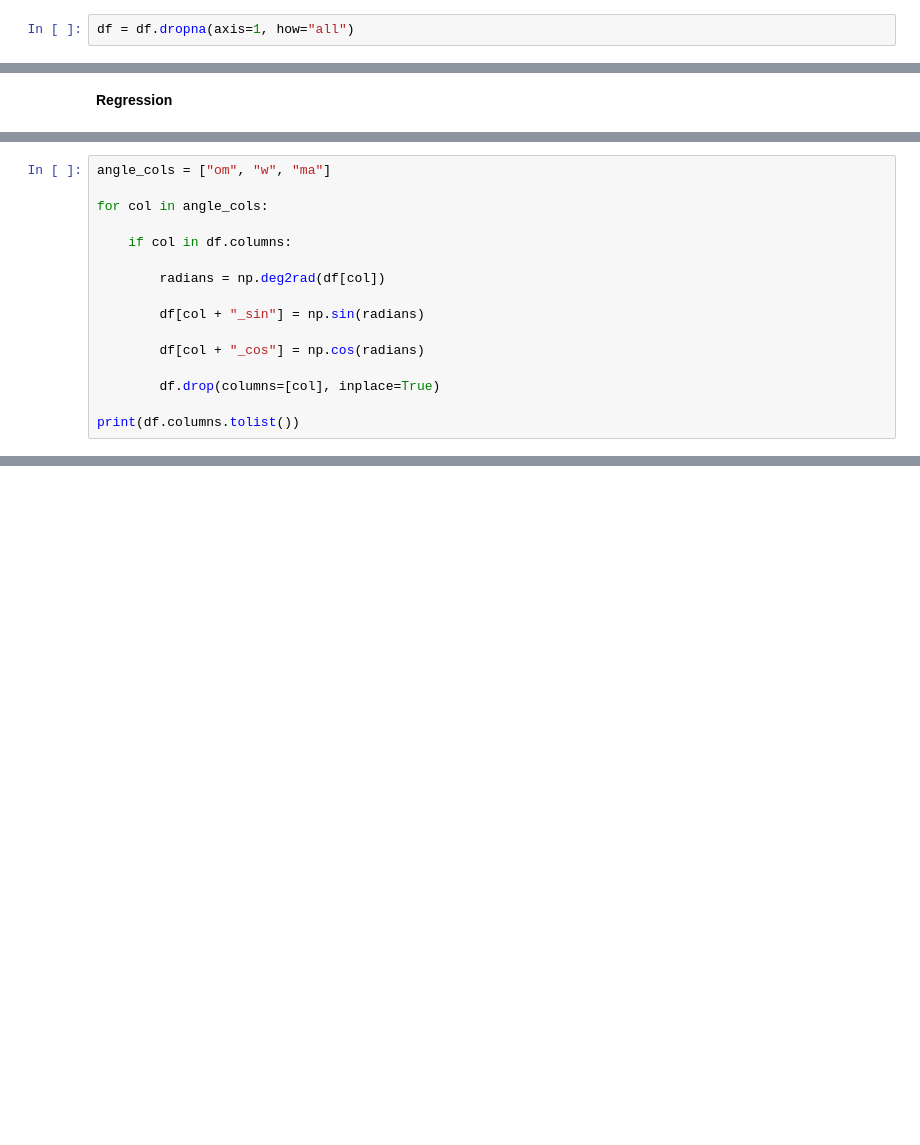
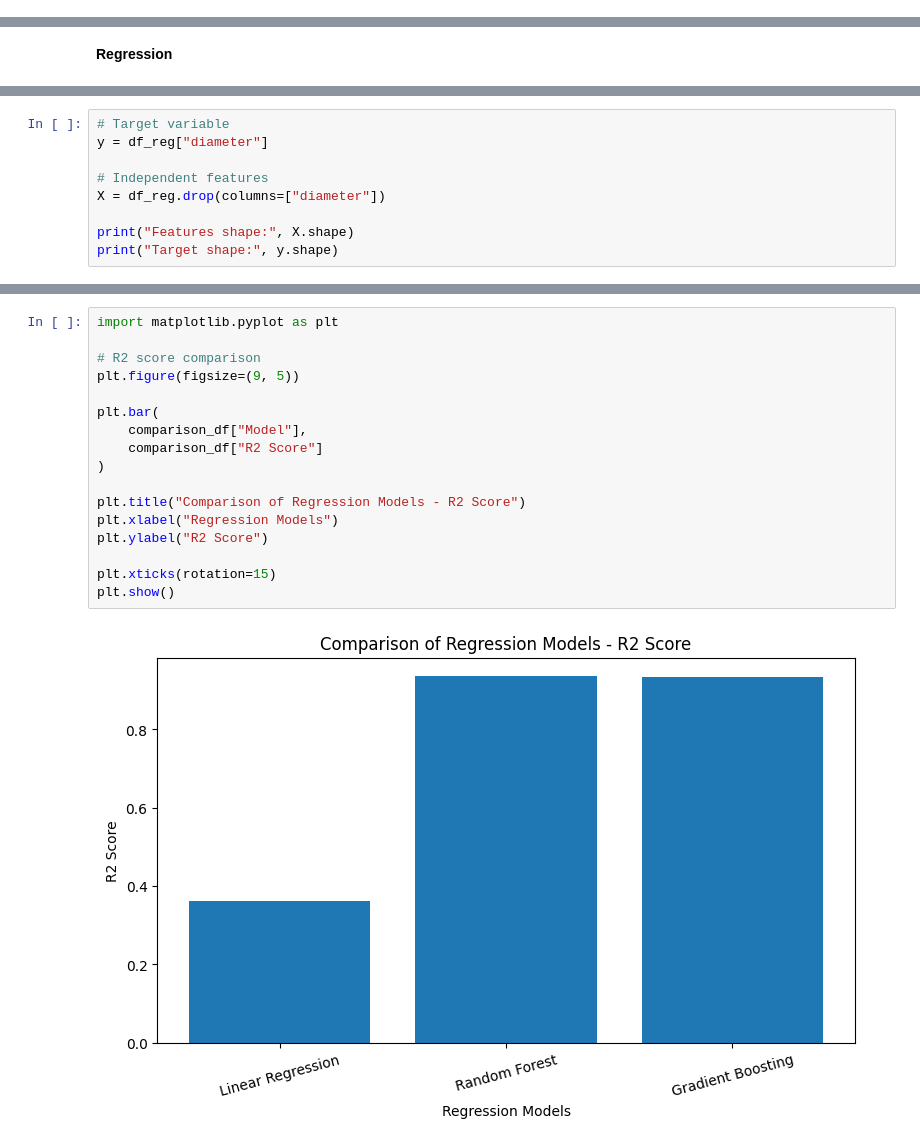
Before and after one commit to VilasiniRamamoorthy/PlanetaryDenseAsteroidAnalytics, a Jupyter notebook: Project2_Planetary_Defense_Analytics.ipynb, the cells around one changed output, grey strips where cells are left out. Cells and saved outputs as stored; diff of their text form; blank space fills up the shorter version.

```diff
--- a/Project2_Planetary_Defense_Analytics.ipynb
+++ b/Project2_Planetary_Defense_Analytics.ipynb
@@ -808,2 +617,0 @@ Duplicate asteroid IDs: 0
-# %%
-df = df.dropna(axis=1, how="all")
@@ -1492,16 +619,0 @@ plt.show()
-# %%
-angle_cols = ["om", "w", "ma"]
-
-for col in angle_cols:
-
-    if col in df.columns:
-
-        radians = np.deg2rad(df[col])
-
-        df[col + "_sin"] = np.sin(radians)
-
-        df[col + "_cos"] = np.cos(radians)
-
-        df.drop(columns=[col], inplace=True)
-
-print(df.columns.tolist())
@@ -1893,0 +696,9 @@ plt.show()
+# %%
+# Target variable
+y = df_reg["diameter"]
+
+# Independent features
+X = df_reg.drop(columns=["diameter"])
+
+print("Features shape:", X.shape)
+print("Target shape:", y.shape)
@@ -1893,0 +946,19 @@ plt.show()
+# %%
+import matplotlib.pyplot as plt
+
+# R2 score comparison
+plt.figure(figsize=(9, 5))
+
+plt.bar(
+    comparison_df["Model"],
+    comparison_df["R2 Score"]
+)
+
+plt.title("Comparison of Regression Models - R2 Score")
+plt.xlabel("Regression Models")
+plt.ylabel("R2 Score")
+
+plt.xticks(rotation=15)
+plt.show()
+# %% [output]
+[figure, added]
```
Also changed, not shown: parts of 145 cells of this notebook.
